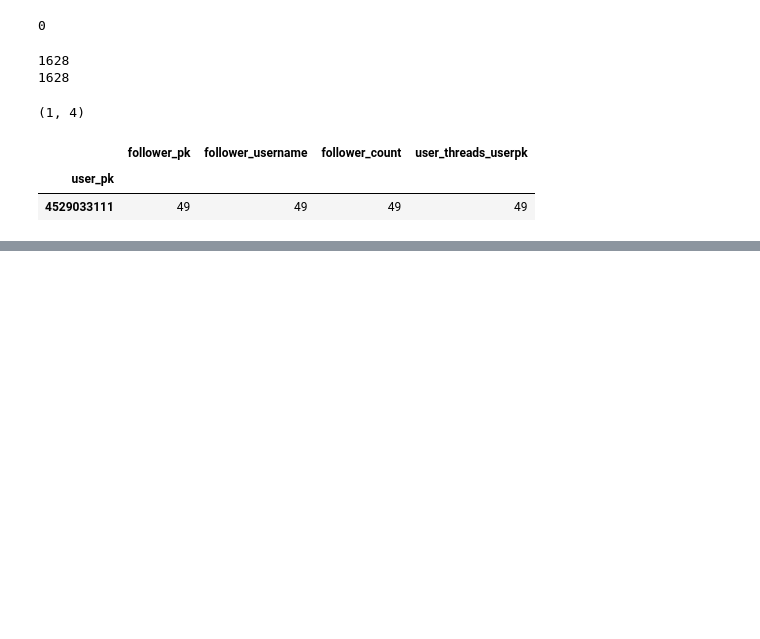
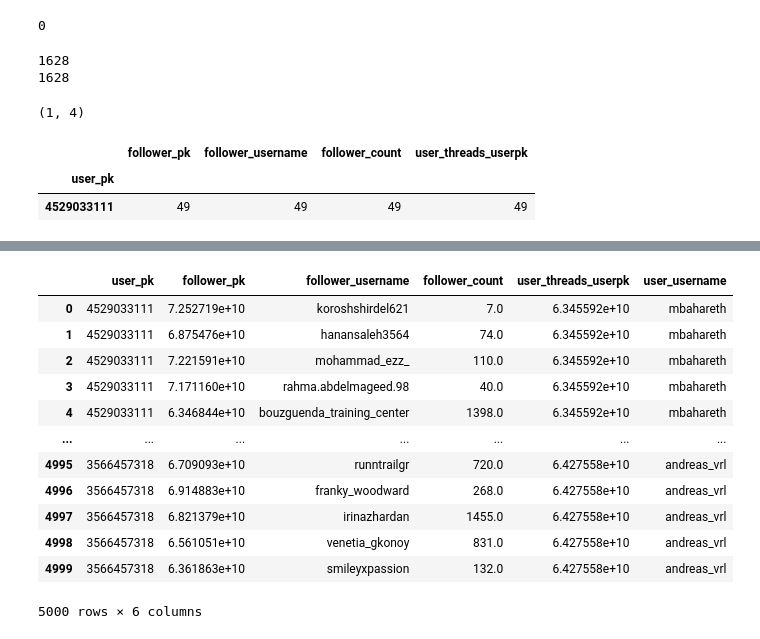
Before and after one commit to Alexis2628/progettoasnm, a Jupyter notebook: Code/data_extraction/ML/retrieve_data.ipynb, the cells around one changed output, grey strips where cells are left out. Saved outputs shown, nothing was run; the diff lists cells and outputs as text; code cells hidden in the pictures; blank space fills up the shorter version.

```diff
--- a/Code/data_extraction/ML/retrieve_data.ipynb
+++ b/Code/data_extraction/ML/retrieve_data.ipynb
@@ -306,0 +343,17 @@ for idx,row in df.iterrows():
+# %%
+f2 = df[~df["follower_username"].isin(user) | ~df["user_username"].isin(user)].head(5000)
+f2
+# %% [output]
+|  | user_pk | follower_pk | follower_username | follower_count | user_threads_userpk | user_username |
+| 0 | 4529033111 | 7.252719e+10 | koroshshirdel621 | 7.0 | 6.345592e+10 | mbahareth |
+| 1 | 4529033111 | 6.875476e+10 | hanansaleh3564 | 74.0 | 6.345592e+10 | mbahareth |
+| 2 | 4529033111 | 7.221591e+10 | mohammad_ezz_ | 110.0 | 6.345592e+10 | mbahareth |
+| 3 | 4529033111 | 7.171160e+10 | rahma.abdelmageed.98 | 40.0 | 6.345592e+10 | mbahareth |
+| 4 | 4529033111 | 6.346844e+10 | bouzguenda_training_center | 1398.0 | 6.345592e+10 | mbahareth |
+| ... | ... | ... | ... | ... | ... | ... |
+| 4995 | 3566457318 | 6.709093e+10 | runntrailgr | 720.0 | 6.427558e+10 | andreas_vrl |
+| 4996 | 3566457318 | 6.914883e+10 | franky_woodward | 268.0 | 6.427558e+10 | andreas_vrl |
+| 4997 | 3566457318 | 6.821379e+10 | irinazhardan | 1455.0 | 6.427558e+10 | andreas_vrl |
+| 4998 | 3566457318 | 6.561051e+10 | venetia_gkonoy | 831.0 | 6.427558e+10 | andreas_vrl |
+| 4999 | 3566457318 | 6.361863e+10 | smileyxpassion | 132.0 | 6.427558e+10 | andreas_vrl |
+5000 rows × 6 columns
```
Also changed, not shown: parts of 10 cells of this notebook, 5 other files.
